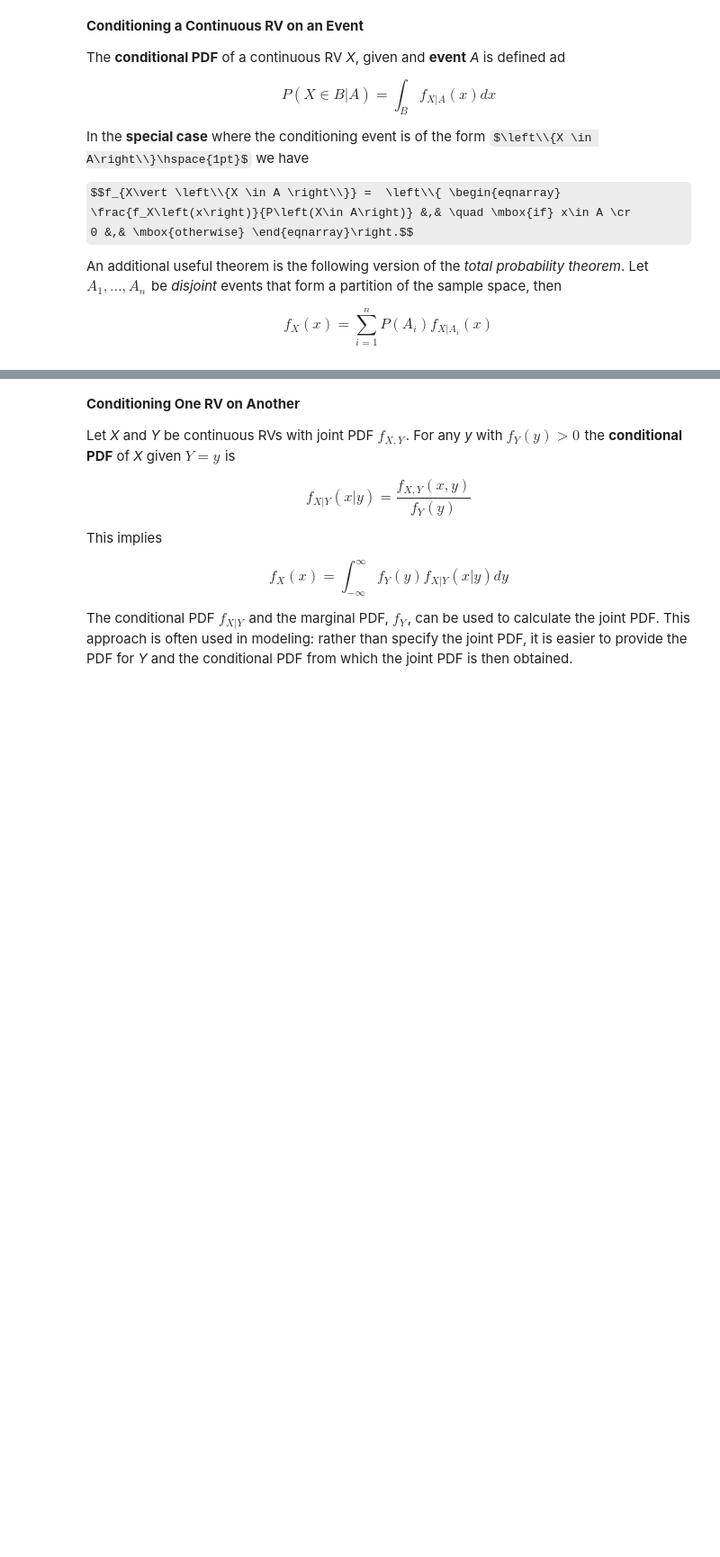
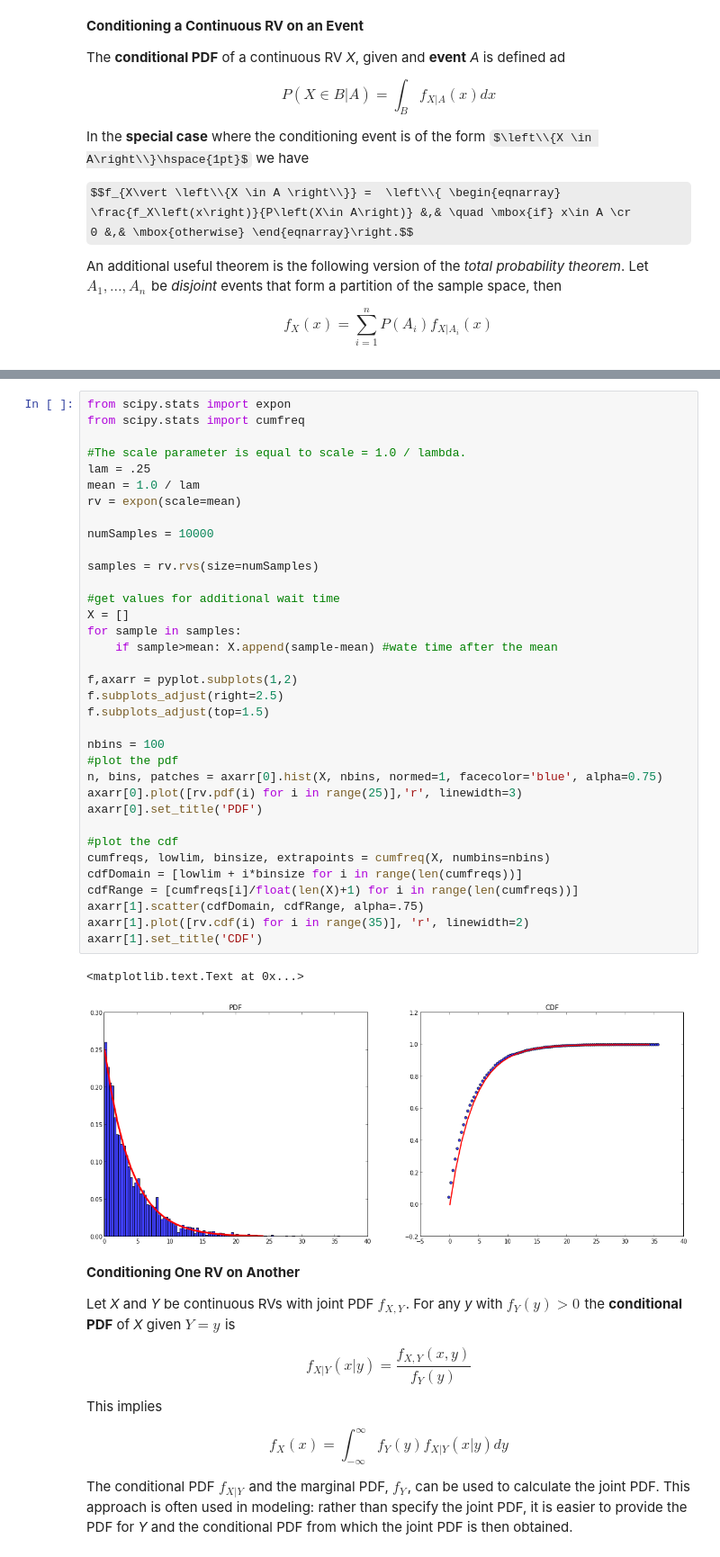
Before and after one commit to masinoa/probability, a Jupyter notebook: Continuous_Random_Variables.ipynb, the cells around one changed output, grey strips where cells are left out. Shown at 90% size. Drawn from its saved outputs; the diff is of its cells as text; some formulas as TeX source; blank space fills up the shorter version.

```diff
--- a/Continuous_Random_Variables.ipynb
+++ b/Continuous_Random_Variables.ipynb
@@ -84,3 +157,41 @@ $$f_X\left(x\right) = \sum_{i=1}^{n}P\left(A_i\right) f_{X\vert A_i}\left(x\righ
+# %%
+from scipy.stats import expon
+from scipy.stats import cumfreq
+
+#The scale parameter is equal to scale = 1.0 / lambda.
+lam = .25
+mean = 1.0 / lam
+rv = expon(scale=mean)
+
+numSamples = 10000
+
+samples = rv.rvs(size=numSamples)
+
+#get values for additional wait time
+X = []
+for sample in samples:
+    if sample>mean: X.append(sample-mean) #wate time after the mean
+
+f,axarr = pyplot.subplots(1,2)
+f.subplots_adjust(right=2.5)
+f.subplots_adjust(top=1.5)
+
+nbins = 100
+#plot the pdf
+n, bins, patches = axarr[0].hist(X, nbins, normed=1, facecolor='blue', alpha=0.75)
+axarr[0].plot([rv.pdf(i) for i in range(25)],'r', linewidth=3)
+axarr[0].set_title('PDF')
+
+#plot the cdf
+cumfreqs, lowlim, binsize, extrapoints = cumfreq(X, numbins=nbins)
+cdfDomain = [lowlim + i*binsize for i in range(len(cumfreqs))]
+cdfRange = [cumfreqs[i]/float(len(X)+1) for i in range(len(cumfreqs))]
+axarr[1].scatter(cdfDomain, cdfRange, alpha=.75)
+axarr[1].plot([rv.cdf(i) for i in range(35)], 'r', linewidth=2)
+axarr[1].set_title('CDF')
+# %% [output]
+<matplotlib.text.Text at 0x...>
+[figure, added]
 # %% [markdown]
 **Conditioning One RV on Another**
 
```
Also changed, not shown: parts of 6 cells of this notebook, 1 other file.
